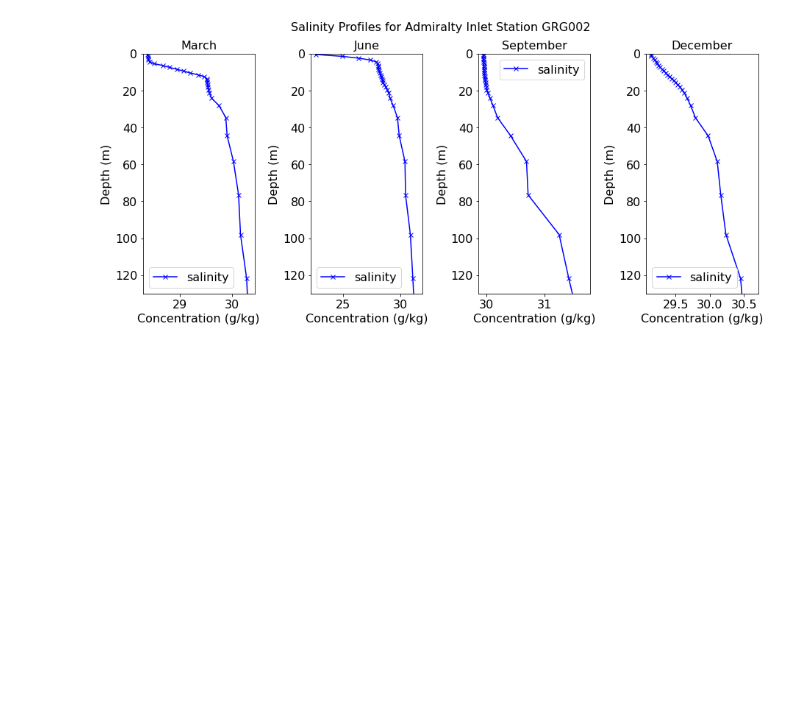
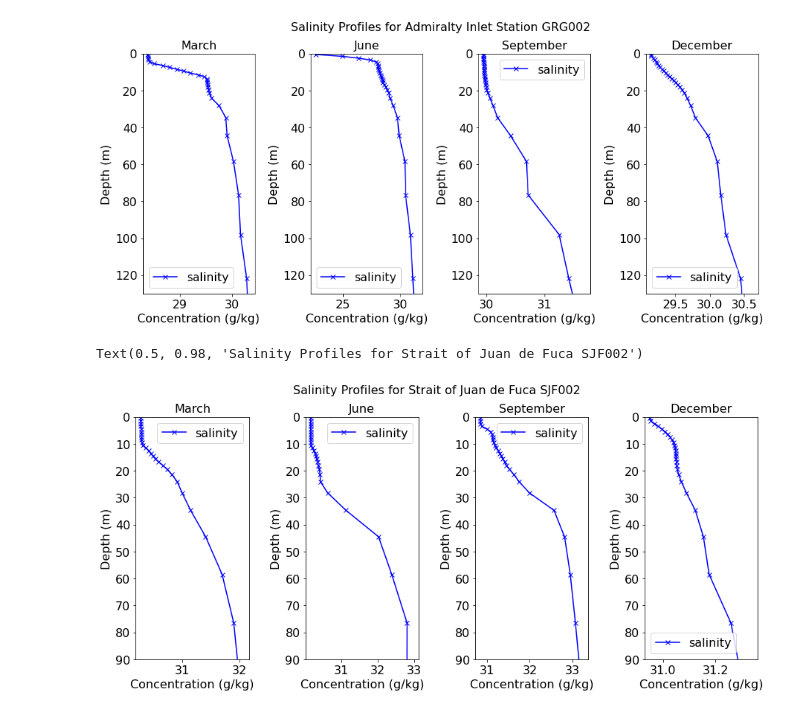
Before and after one commit to SalishSeaCast/analysis-keegan, a Jupyter notebook: notebooks/Density Profiles/Density_Profiles.ipynb, the cells around one changed output. Drawn from its saved outputs; the diff is of its cells as text; code cells hidden in the pictures; blank space fills up the shorter version.

```diff
--- a/notebooks/Density Profiles/Density_Profiles.ipynb
+++ b/notebooks/Density Profiles/Density_Profiles.ipynb
@@ -148,3 +148,12 @@ fig.suptitle(f'Salinity Profiles for Admiralty Inlet Station {station}')
 # %% [output]
 Text(0.5, 0.98, 'Salinity Profiles for Admiralty Inlet Station GRG002')
 [figure]
+# %%
+fig,ax=plt.subplots(1,4,figsize=(15,6)) #Ask for 2 subplots in the horizontal and controls size.
+fig.subplots_adjust(wspace=.5) # space the axes out more
+station='SJF002'
+density_plot(ax,m_list,m_list_names,station,depth_range=(90,0))
+fig.suptitle(f'Salinity Profiles for Strait of Juan de Fuca {station}')
+# %% [output]
+Text(0.5, 0.98, 'Salinity Profiles for Strait of Juan de Fuca SJF002')
+[figure, added]
```
Also changed, not shown: parts of 1 cell of this notebook, 2 other files.
